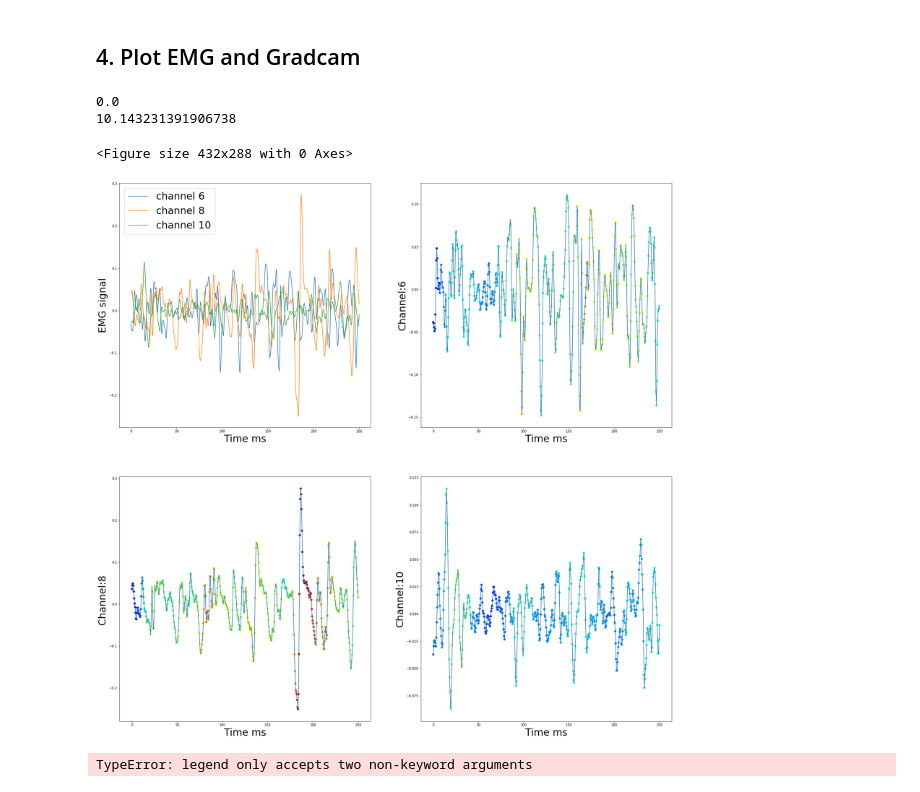
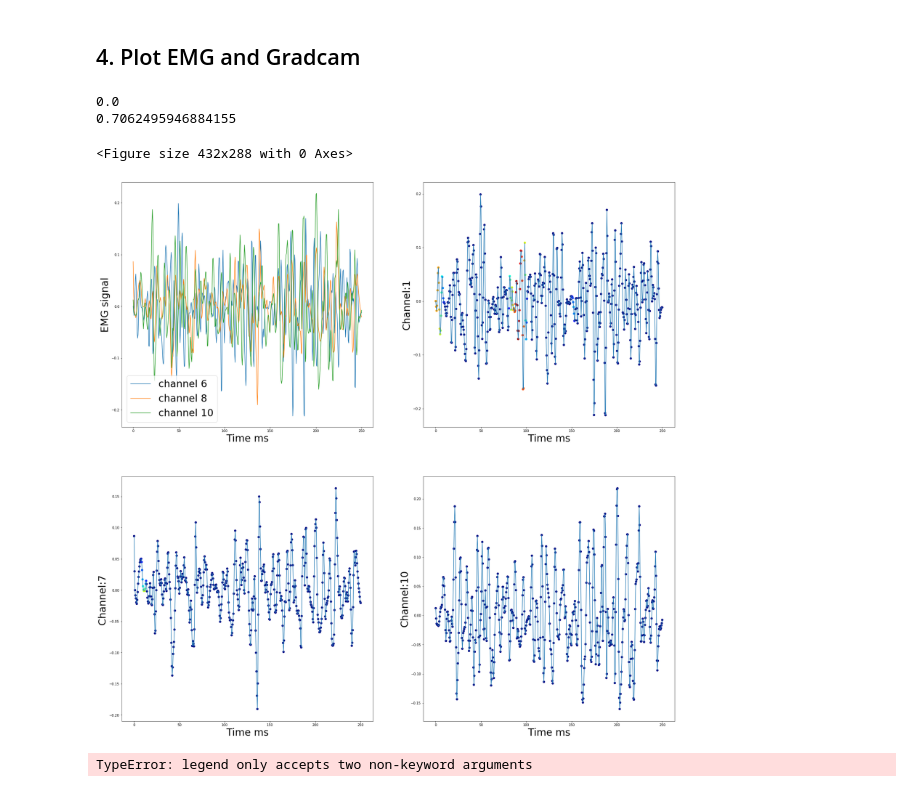
Before and after one commit to noemi-gozzi/Thesis-XAI, a Jupyter notebook: src/visualization/EMG gradcam.ipynb, the cells around one changed output. Saved outputs shown, nothing was run; the diff lists cells and outputs as text; code cells hidden in the pictures.

```diff
--- a/src/visualization/EMG gradcam.ipynb
+++ b/src/visualization/EMG gradcam.ipynb
@@ -39,7 +39,7 @@ for patient in range(11):
 Xtestset_drop=Xtest
 # %%
 #gradcam
-patient=0
+patient=2
 path = root_path + "/resources/Grad-CAM method 2/conv1D ordered/gradcam_results_patient{}_conv_1D_method2.pkl".format(patient)
 with open(path, 'rb') as f:
     gradcam = pickle.load(f)
@@ -68,8 +68,8 @@ print(Xtest_list[0].shape, gradcam[0]["gradcam_values"].shape)
 # %% [markdown]
 Select class and example to visualize
 # %%
-cls=7
-ex=50
+cls=1
+ex=190
 # %%
 gradcam_value = gradcam[cls]["gradcam_values"]
 preds_tmp = saved_model.predict(Xtest_list[cls])[:, cls]
@@ -99,7 +99,6 @@ plt.show()
 # %% [markdown]
 ## 4. Plot EMG and Gradcam
 # %%
-ex=190
 single_instance = Xtest_list[cls]
 single_instance = single_instance[ex, :, :]
 plt.figure()
@@ -112,15 +111,15 @@ print(min_val)
 max_val = np.max(gradcam_value[ex,:,:])
 print(max_val)
 plt.subplot(221)
-plt.plot(time, single_instance[5, :])
-plt.plot(time, single_instance[7, :])
+plt.plot(time, single_instance[0, :])
+plt.plot(time, single_instance[6, :])
 plt.plot(time, single_instance[9, :])
 plt.xlabel("Time ms", fontsize=30)
 plt.ylabel("EMG signal", fontsize=30)
 plt.legend(["channel 6", "channel 8", "channel 10"], fontsize=30)
 
 plt.subplot(222)
-ch=5
+ch=0
 c_map = gradcam_value[ex, ch, :]
 jet = cm.get_cmap('jet', )
 c_map_new = np.zeros((len(c_map), 4))
@@ -133,37 +132,37 @@ plt.ylabel("Channel:{}".format(ch+1), fontsize=30)
 
 
 plt.subplot(223)
-ch=7
+ch=6
 c_map = gradcam_value[ex, ch, :]
 jet = cm.get_cmap('jet', )
 c_map_new = np.zeros((len(c_map), 4))
 for index in range(len(c_map)):
     c_map_new[index, :] = jet((c_map[index] - min_val) / (max_val - min_val))
 plt.plot(time, single_instance[ch, :])
 plt.scatter(time, single_instance[ch, :], c=c_map_new)
 plt.xlabel("Time ms", fontsize=30)
 plt.ylabel("Channel:{} ".format(ch+1), fontsize=30)
 
 plt.subplot(224)
 ch=9
 c_map = gradcam_value[ex, ch, :]
 jet = cm.get_cmap('jet', )
 c_map_new = np.zeros((len(c_map), 4))
 for index in range(len(c_map)):
     c_map_new[index, :] = jet((c_map[index] - min_val) / (max_val - min_val))
 plt.plot(time, single_instance[ch, :])
 plt.scatter(time, single_instance[ch, :], c=c_map_new)
 plt.xlabel("Time ms", fontsize=30)
 plt.ylabel("Channel:{}".format(ch+1), fontsize=30)
 
-plt.savefig(root_path+"/resources/GRAD-CAM method 2/EMG_patient{}_ex{}_label{}_conv1D.png".format(patient, ex, cls))
+#plt.savefig(root_path+"/resources/GRAD-CAM method 2/EMG_patient{}_ex{}_label{}_conv1D.png".format(patient, ex, cls))
 
 plt.show()
 # %% [output]
 0.0
-10.143231391906738
+0.7062495946884155
 <Figure size 432x288 with 0 Axes>
-[figure, old version]
+[figure, new version]
 # %%
 plt.ylabel("EMG signal")
 plt.legend("channel 1", "channel 7", "channel 10")
```
Also changed, not shown: parts of 4 cells of this notebook, 2 other files.
